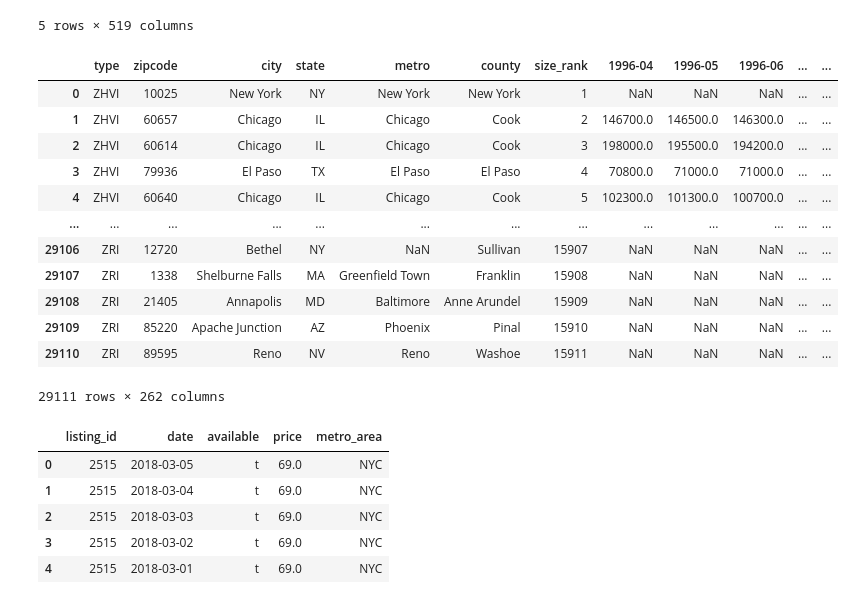
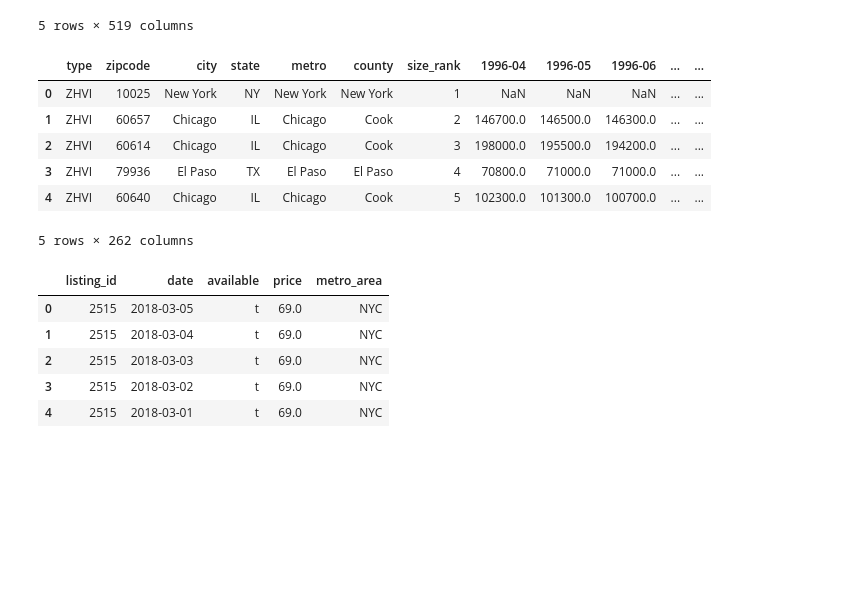
Before and after one commit to ChengAaron/1130-Final, a Jupyter notebook: 1130 Project.ipynb, the cells around one changed output. Drawn from its saved outputs; the diff is of its cells as text; code cells hidden in the pictures; blank space fills up the shorter version.

```diff
--- a/1130 Project.ipynb
+++ b/1130 Project.ipynb
@@ -78,21 +79,15 @@ econ.head()
 | 4 | CA | 1722091 | 1747827 | 1787427 | 1809426 | 1857944 | 1865835 | 1886549 | ... |
 5 rows × 519 columns
 # %%
-realestate
+realestate.head()
 # %% [output]
 |  | type | zipcode | city | state | metro | county | size_rank | 1996-04 | 1996-05 | 1996-06 | ... | ... |
 | 0 | ZHVI | 10025 | New York | NY | New York | New York | 1 | NaN | NaN | NaN | ... | ... |
 | 1 | ZHVI | 60657 | Chicago | IL | Chicago | Cook | 2 | 146700.0 | 146500.0 | 146300.0 | ... | ... |
 | 2 | ZHVI | 60614 | Chicago | IL | Chicago | Cook | 3 | 198000.0 | 195500.0 | 194200.0 | ... | ... |
 | 3 | ZHVI | 79936 | El Paso | TX | El Paso | El Paso | 4 | 70800.0 | 71000.0 | 71000.0 | ... | ... |
 | 4 | ZHVI | 60640 | Chicago | IL | Chicago | Cook | 5 | 102300.0 | 101300.0 | 100700.0 | ... | ... |
-| ... | ... | ... | ... | ... | ... | ... | ... | ... | ... | ... | ... | ... |
-| 29106 | ZRI | 12720 | Bethel | NY | NaN | Sullivan | 15907 | NaN | NaN | NaN | ... | ... |
-| 29107 | ZRI | 1338 | Shelburne Falls | MA | Greenfield Town | Franklin | 15908 | NaN | NaN | NaN | ... | ... |
-| 29108 | ZRI | 21405 | Annapolis | MD | Baltimore | Anne Arundel | 15909 | NaN | NaN | NaN | ... | ... |
-| 29109 | ZRI | 85220 | Apache Junction | AZ | Phoenix | Pinal | 15910 | NaN | NaN | NaN | ... | ... |
-| 29110 | ZRI | 89595 | Reno | NV | Reno | Washoe | 15911 | NaN | NaN | NaN | ... | ... |
-29111 rows × 262 columns
+5 rows × 262 columns
 # %%
 calendar.head()
 # %% [output]
```
Also changed, not shown: parts of 11 cells of this notebook.
